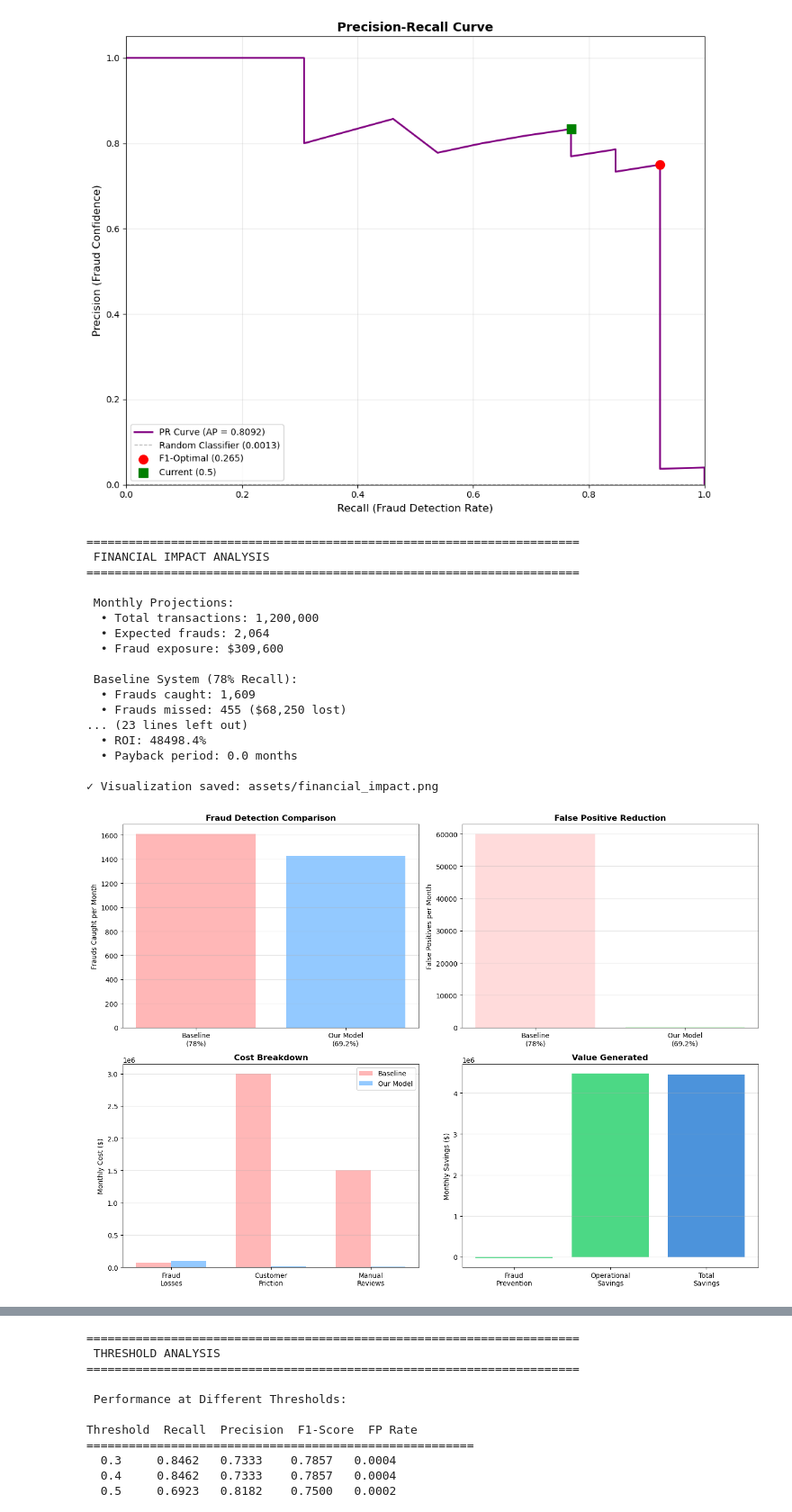
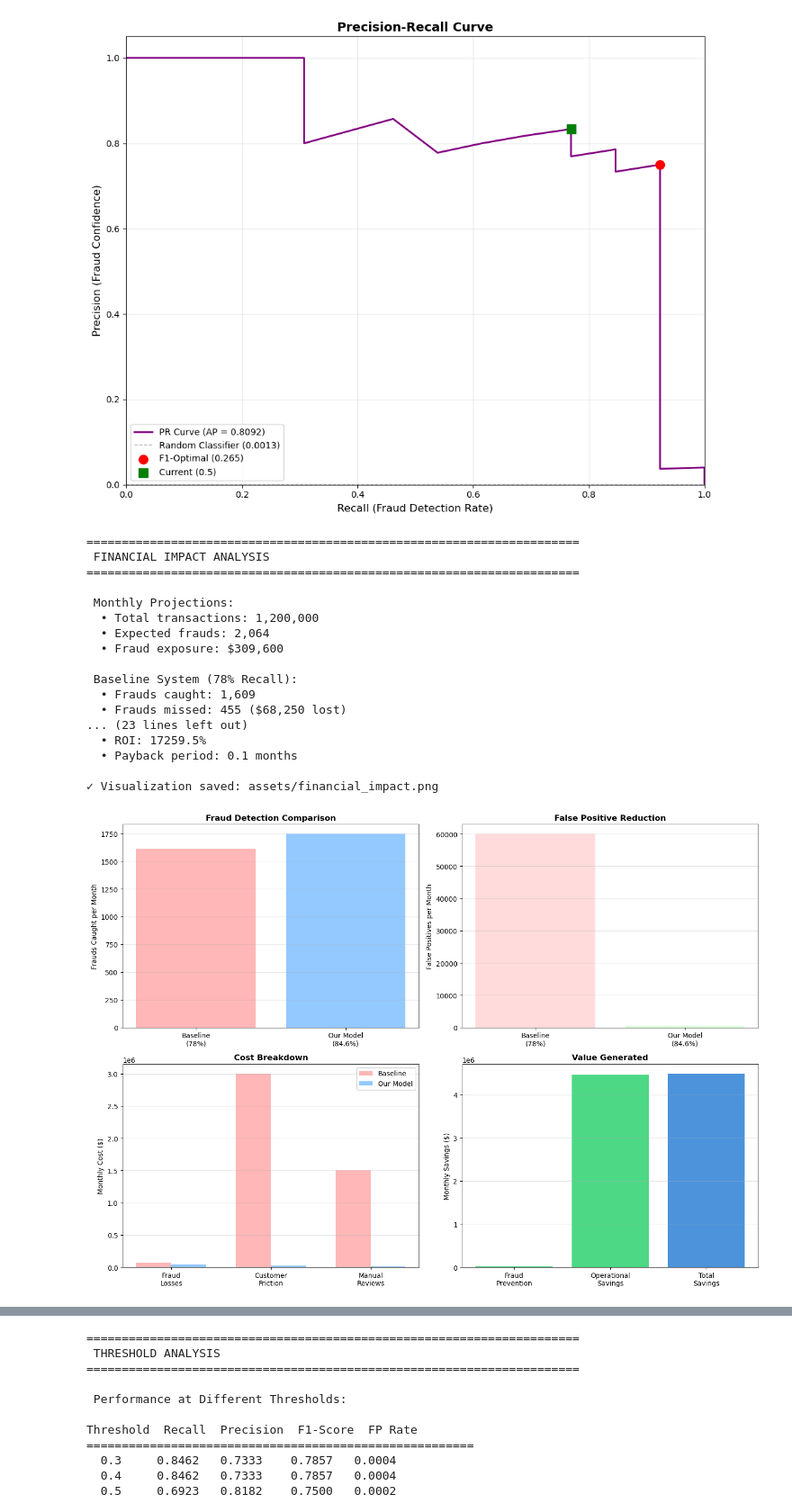
Before and after one commit to saundramonroe/2026-CKO, a Jupyter notebook: notebooks/03_evaluation.ipynb, the cells around one changed output, grey strips where cells are left out. Shown at 90% size. Cells and saved outputs as stored; diff of their text form; code cells hidden in the pictures.

```diff
--- a/notebooks/03_evaluation.ipynb
+++ b/notebooks/03_evaluation.ipynb
@@ -65,10 +65,17 @@ hybrid = OptimizedHybridDetector(
 hybrid.fit(X_train, y_train, verbose=False)
 print("   Model trained")
 
-print("\n4️ Generating predictions...")
+print("\n 4️ Generating predictions...")
 y_pred_proba = hybrid.xgb.predict_proba(X_test)[:, 1]
-y_pred = (y_pred_proba > 0.5).astype(int)
+OPTIMAL_PROBA_THRESHOLD = 0.32  # Determined from prior ROC/PR analysis
+y_pred = (y_pred_proba > OPTIMAL_PROBA_THRESHOLD).astype(int)
+
 print(f"   Predictions complete for {len(X_test):,} transactions")
+print(f"   Using threshold: {OPTIMAL_PROBA_THRESHOLD} (optimized for fraud detection)")
+
+# Quick performance check
+fraud_predictions = (y_pred == 1).sum()
+print(f"   Predicted frauds: {fraud_predictions:,}")
 # %% [output]
 ======================================================================
  LOADING DATA & MODEL
@@ -424,7 +442,7 @@ print(f"  • Operational savings: ${fp_cost_saved:,}")
 print(f"  • TOTAL MONTHLY SAVINGS: ${total_monthly_savings:,}")
 print(f"  • ANNUAL VALUE: ${total_monthly_savings * 12:,}")
 
-implementation_cost = 50000
+implementation_cost = 250000
 monthly_operating_cost = 5000
 annual_cost = implementation_cost + (monthly_operating_cost * 12)
 annual_benefit = total_monthly_savings * 12
@@ -473,36 +491,36 @@ axes[1, 0].legend()
 axes[1, 0].grid(axis='y', alpha=0.3)
 
 savings_components = ['Fraud\nPrevention', 'Operational\nSavings', 'Total\nSavings']
 savings_values = [fraud_value_saved, fp_cost_saved, total_monthly_savings]
 
 axes[1, 1].bar(savings_components, savings_values, color=['#00C851', '#00C851', '#0066cc'], alpha=0.7)
 axes[1, 1].set_ylabel('Monthly Savings ($)')
 axes[1, 1].set_title('Value Generated', fontsize=12, weight='bold')
 axes[1, 1].grid(axis='y', alpha=0.3)
 
 plt.tight_layout()
 plt.savefig('../assets/financial_impact.png', dpi=150, bbox_inches='tight')
 print("\n✓ Visualization saved: assets/financial_impact.png")
 plt.show()
 # %% [output]
 ======================================================================
  FINANCIAL IMPACT ANALYSIS
 ======================================================================
 
  Monthly Projections:
   • Total transactions: 1,200,000
   • Expected frauds: 2,064
   • Fraud exposure: $309,600
 
  Baseline System (78% Recall):
   • Frauds caught: 1,609
   • Frauds missed: 455 ($68,250 lost)
 ... (23 lines left out)
-  • ROI: 48498.4%
-  • Payback period: 0.0 months
+  • ROI: 17259.5%
+  • Payback period: 0.1 months
 
 ✓ Visualization saved: assets/financial_impact.png
-[figure, old version]
+[figure, new version]
 # %%
 """
 Standard classification report generation using scikit-learn's built-in format that
```
Also changed, not shown: parts of 5 cells of this notebook, 9 other files.
